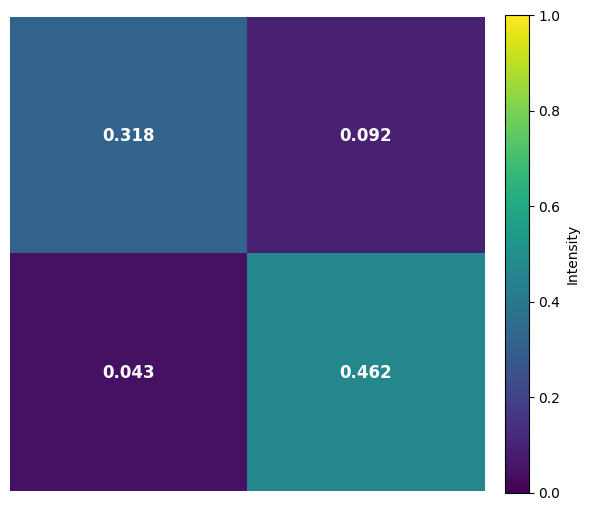
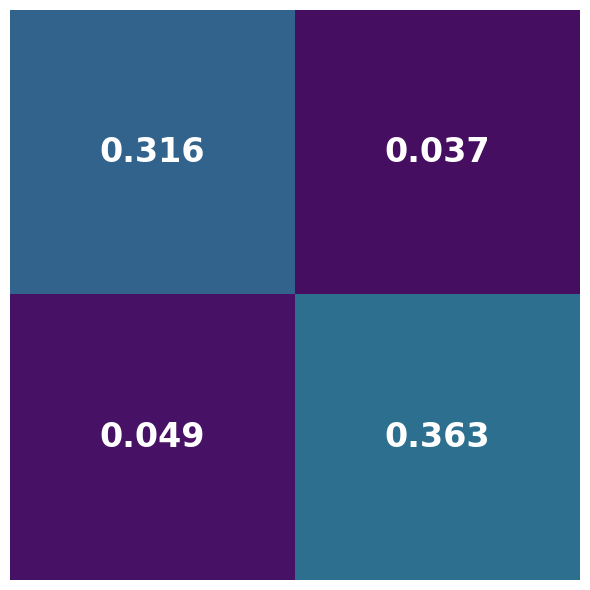
The change to this notebook cell's code, shown as a diff; its figure went from the first image to the second:
--- before
+++ after
@@ -1,3 +1,3 @@
-input_path = f"{instance_name}"
+input_path = f"{instance_name}.pdf"
 
 def plot_crosstalk_matrix_textless_square(
@@ -12,4 +12,7 @@
     save_path=None,
     dpi=300,
+    annotation_fontsize=12,
+    colorbar_fontsize=10,
+    show_colorbar=True,
 ):
     """
@@ -36,4 +39,10 @@
     dpi : int
         Resolution for saved figure.
+    annotation_fontsize : int
+        Font size for the annotation text inside cells (default: 12).
+    colorbar_fontsize : int
+        Font size for colorbar tick labels and offset text (default: 10).
+    show_colorbar : bool
+        If True, displays the colorbar; otherwise hides it (default: True).
     """
     import os
@@ -45,5 +54,10 @@
     fig, ax = plt.subplots(figsize=figsize)
     im = ax.imshow(crosstalk_matrix, vmin=vmin, vmax=vmax, cmap=cmap, aspect="equal")
-    fig.colorbar(im, ax=ax, fraction=0.046, pad=0.04, label="Intensity")
+    
+    if show_colorbar:
+        cbar = fig.colorbar(im, ax=ax, fraction=0.046, pad=0.04, label="Intensity")
+        cbar.ax.tick_params(labelsize=colorbar_fontsize)
+        cbar.ax.yaxis.get_offset_text().set_fontsize(colorbar_fontsize)
+        cbar.set_label("Intensity", fontsize=colorbar_fontsize)
 
     if annotate:
@@ -58,5 +72,5 @@
                     va="center",
                     color=text_color,
-                    fontsize=12,
+                    fontsize=annotation_fontsize,
                     fontweight="bold",
                 )
@@ -86,3 +100,3 @@
     return fig, ax
 
-micky = plot_crosstalk_matrix_textless_square(crosstalk_matrix, annotate=True, save_path=input_path)
+micky = plot_crosstalk_matrix_textless_square(crosstalk_matrix, annotate=True, save_path=input_path, annotation_fontsize=24, show_colorbar=False)

Commit: i am making figures